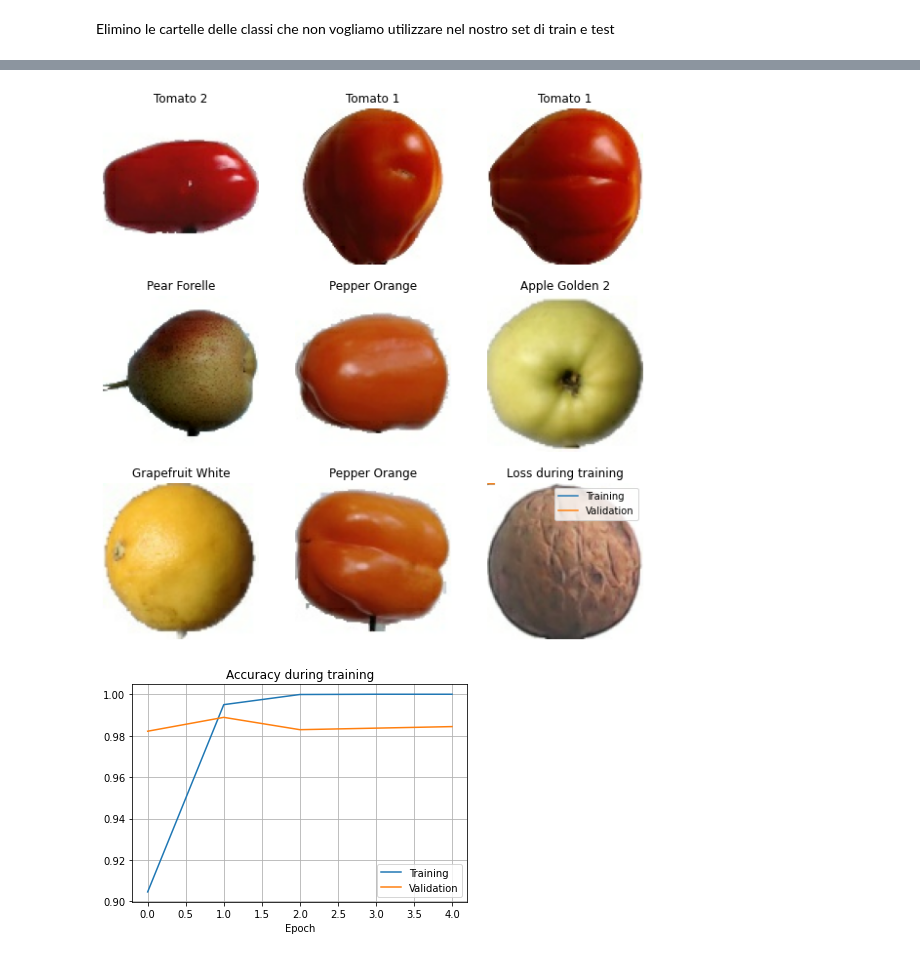
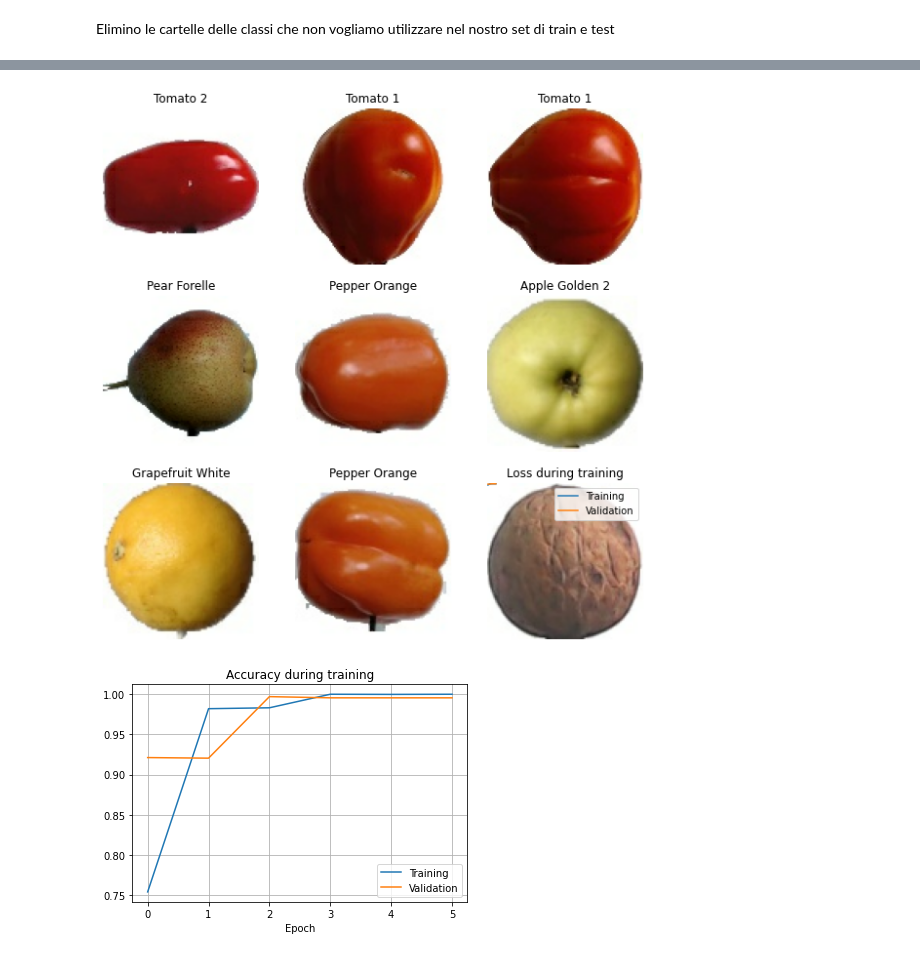
Before and after one commit to Dario66/Deep-Learning, a Jupyter notebook: ProjectFruit360Dario.ipynb, the cells around one changed output, grey strips where cells are left out. Saved outputs shown, nothing was run; the diff lists cells and outputs as text; code cells hidden in the pictures.

```diff
--- a/ProjectFruit360Dario.ipynb
+++ b/ProjectFruit360Dario.ipynb
@@ -251,7 +251,7 @@ def get_model(input_shape):
     d = Dropout(.2)(p3)
     f = Flatten()(d)
     d1 = Dense(128, activation='relu')(f)
-    d2 = Dense(num_classes)(d1)
+    d2 = Dense(30)(d1)
 
 
     model = Model(x, d2)
@@ -277,13 +277,15 @@ def linear_regression_equality(y_true, y_pred):
 
 model = get_model((d1, d2, 3))
 
+opt = tf.keras.optimizers.SGD(lr=0.01, momentum=0.9)
 
+aDm=tf.keras.optimizers.Adam(learning_rate=1e-3)
 loss_fn = tf.keras.losses.SparseCategoricalCrossentropy(from_logits=True)
-model.compile(optimizer=tf.keras.optimizers.Adam(learning_rate=1e-3), loss=loss_fn, metrics=['accuracy'])
+model.compile(optimizer=opt, loss=loss_fn, metrics=['accuracy'])
 
 
 history = model.fit(train_ds, epochs=epoch, validation_data = validation_ds, callbacks = [callback])
-
+model.save('final_model.h5')
 score=model.evaluate(validation_ds)
 score
 print(f"Model Accuracy: %{score[1]*100}")
@@ -311,5 +326,5 @@ Model Accuracy: %98.88476133346558
 [figure]
-[figure, old version]
+[figure, new version]
 # %%
 path_to_train = 'fruits-360_dataset/fruits-360/Training'
 path_to_test = 'fruits-360_dataset/fruits-360/Test'
```
Also changed, not shown: parts of 6 cells of this notebook.
